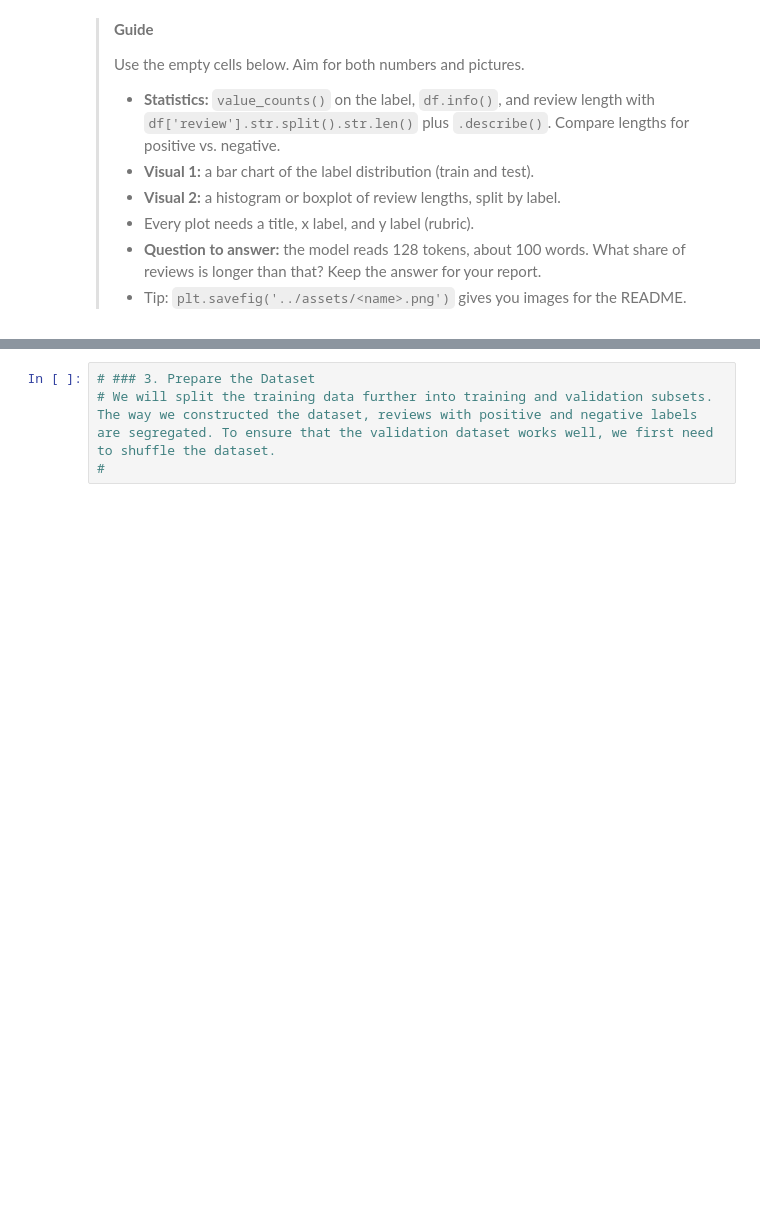
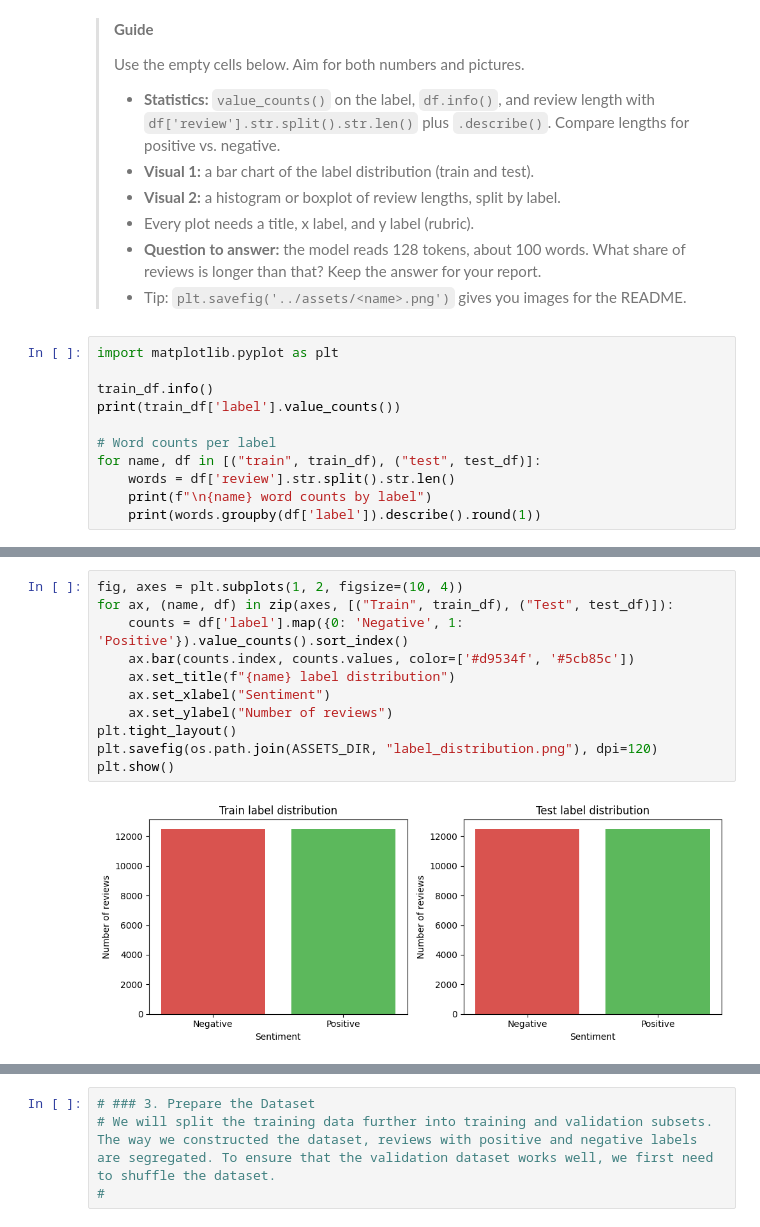
Before and after one commit to Kalestahr/FTW_DEJournal, a Jupyter notebook: sentimentscope.ipynb, the cells around one changed output, grey strips where cells are left out. Drawn from its saved outputs; the diff is of its cells as text; blank space fills up the shorter version.

```diff
--- a/sentimentscope.ipynb
+++ b/sentimentscope.ipynb
@@ -263,3 +263,14 @@ Write code to explore the dataset in this section.
 > - Every plot needs a title, x label, and y label (rubric).
 > - **Question to answer:** the model reads 128 tokens, about 100 words. What share of reviews is longer than that? Keep the answer for your report.
 > - Tip: `plt.savefig('../assets/<name>.png')` gives you images for the README.
+# %%
+import matplotlib.pyplot as plt
+
+train_df.info()
+print(train_df['label'].value_counts())
+
+# Word counts per label
+for name, df in [("train", train_df), ("test", test_df)]:
+    words = df['review'].str.split().str.len()
+    print(f"\n{name} word counts by label")
+    print(words.groupby(df['label']).describe().round(1))
@@ -265,0 +295,13 @@ Write code to explore the dataset in this section.
+# %%
+fig, axes = plt.subplots(1, 2, figsize=(10, 4))
+for ax, (name, df) in zip(axes, [("Train", train_df), ("Test", test_df)]):
+    counts = df['label'].map({0: 'Negative', 1: 'Positive'}).value_counts().sort_index()
+    ax.bar(counts.index, counts.values, color=['#d9534f', '#5cb85c'])
+    ax.set_title(f"{name} label distribution")
+    ax.set_xlabel("Sentiment")
+    ax.set_ylabel("Number of reviews")
+plt.tight_layout()
+plt.savefig(os.path.join(ASSETS_DIR, "label_distribution.png"), dpi=120)
+plt.show()
+# %% [output]
+[figure, added]
```
Also changed, not shown: parts of 3 cells of this notebook.
